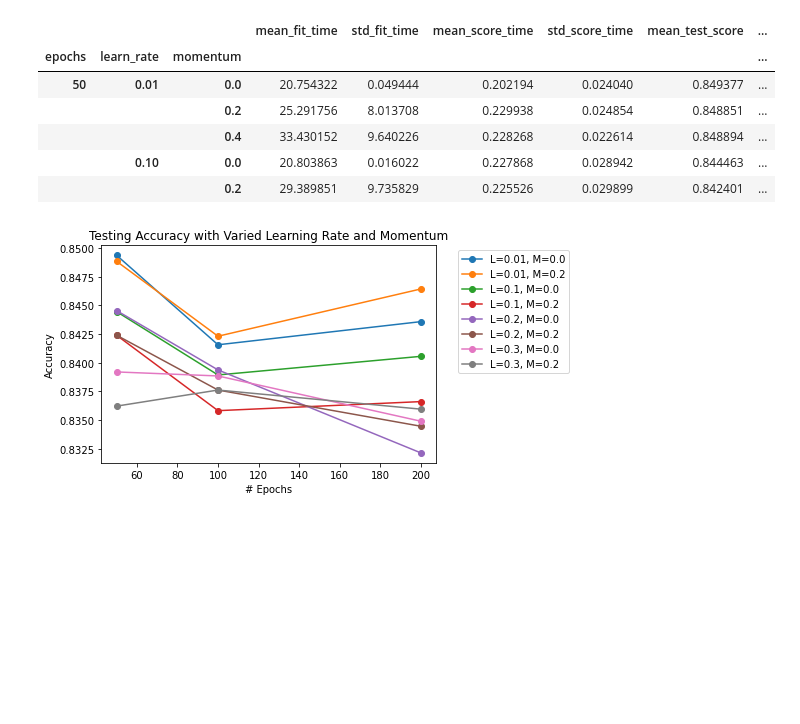
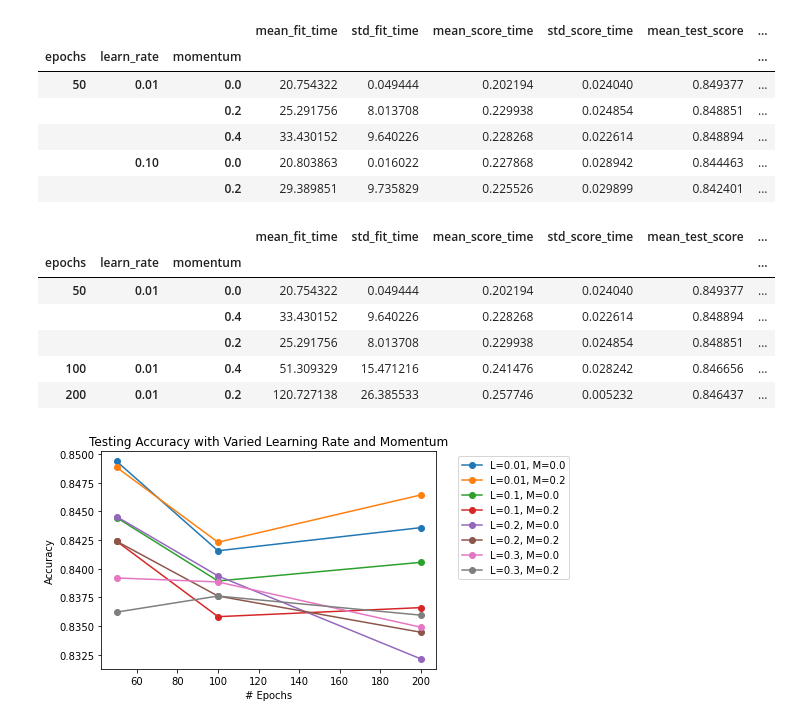
Before and after one commit to eugeneoh/CS7641, a Jupyter notebook: adult_ann.ipynb, the cells around one changed output. Saved outputs shown, nothing was run; the diff lists cells and outputs as text; code cells hidden in the pictures; blank space fills up the shorter version.

```diff
--- a/adult_ann.ipynb
+++ b/adult_ann.ipynb
@@ -78,4 +75,14 @@ grid_res_df_input_ft_len.head()
 |  |  | 0.4 | 33.430152 | 9.640226 | 0.228268 | 0.022614 | 0.848894 | ... |
 |  | 0.10 | 0.0 | 20.803863 | 0.016022 | 0.227868 | 0.028942 | 0.844463 | ... |
 |  |  | 0.2 | 29.389851 | 9.735829 | 0.225526 | 0.029899 | 0.842401 | ... |
+# %%
+grid_res_df_input_ft_len.sort_values(by='rank_test_score').head()
+# %% [output]
+|  |  |  | mean_fit_time | std_fit_time | mean_score_time | std_score_time | mean_test_score | ... |
+| epochs | learn_rate | momentum |  |  |  |  |  | ... |
+| 50 | 0.01 | 0.0 | 20.754322 | 0.049444 | 0.202194 | 0.024040 | 0.849377 | ... |
+|  |  | 0.4 | 33.430152 | 9.640226 | 0.228268 | 0.022614 | 0.848894 | ... |
+|  |  | 0.2 | 25.291756 | 8.013708 | 0.229938 | 0.024854 | 0.848851 | ... |
+| 100 | 0.01 | 0.4 | 51.309329 | 15.471216 | 0.241476 | 0.028242 | 0.846656 | ... |
+| 200 | 0.01 | 0.2 | 120.727138 | 26.385533 | 0.257746 | 0.005232 | 0.846437 | ... |
 # %%
```
Also changed, not shown: parts of 6 cells of this notebook, 16 other files.
